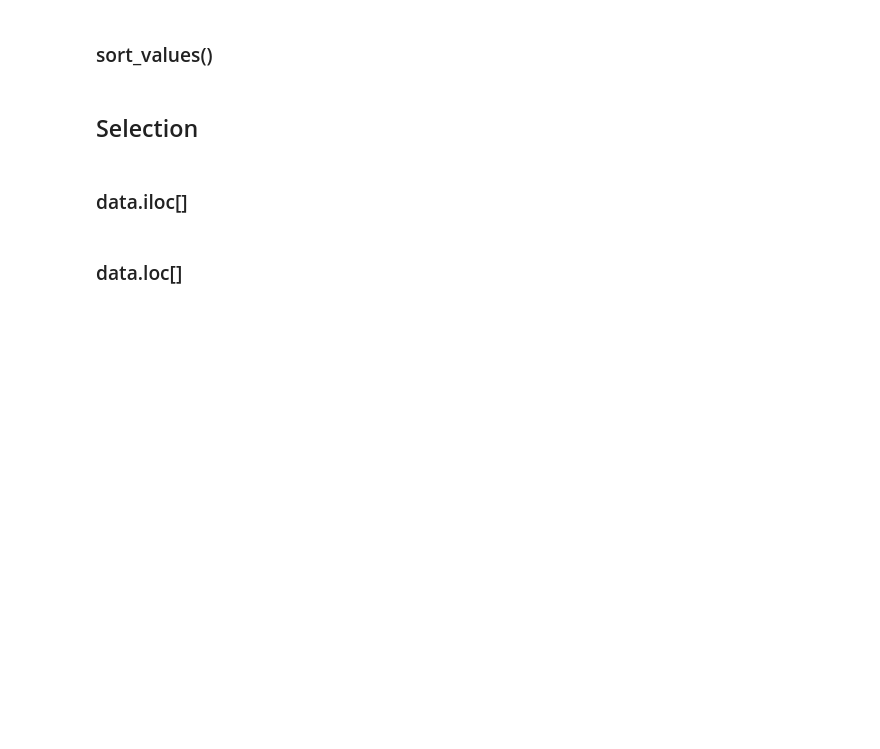
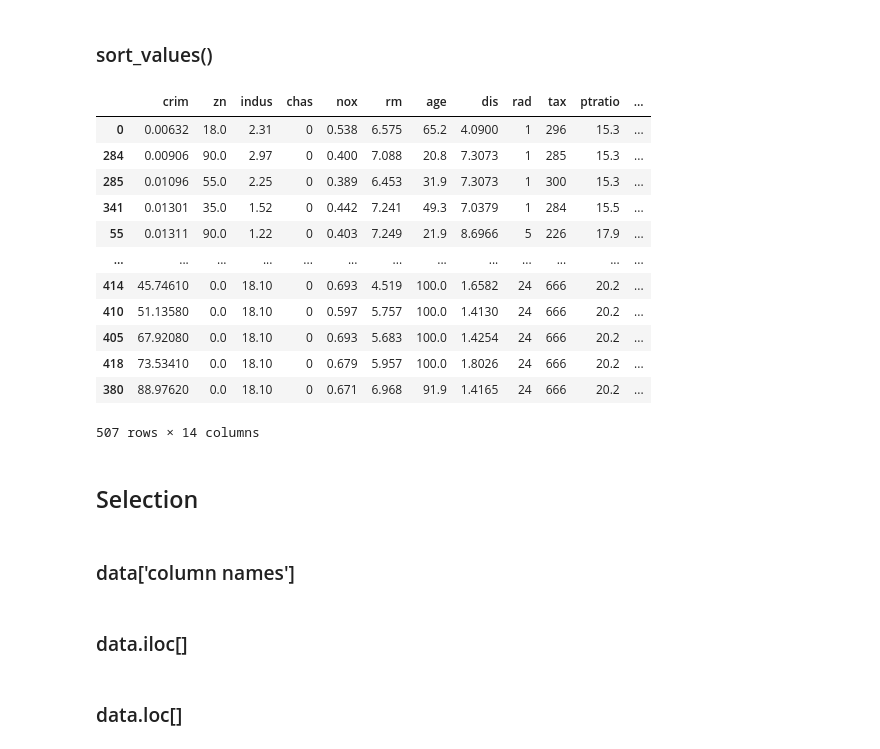
Before and after one commit to alirezasaharkhiz9/python-for-DataAnalysis, a Jupyter notebook: Pandas.ipynb, the cells around one changed output. Saved outputs shown, nothing was run; the diff lists cells and outputs as text; code cells hidden in the pictures; blank space fills up the shorter version.

```diff
--- a/Pandas.ipynb
+++ b/Pandas.ipynb
@@ -180,7 +578,25 @@ values
 # %% [markdown]
 ### sort_values()
+# %%
+data.sort_values('crim')
+# %% [output]
+|  | crim | zn | indus | chas | nox | rm | age | dis | rad | tax | ptratio | ... |
+| 0 | 0.00632 | 18.0 | 2.31 | 0 | 0.538 | 6.575 | 65.2 | 4.0900 | 1 | 296 | 15.3 | ... |
+| 284 | 0.00906 | 90.0 | 2.97 | 0 | 0.400 | 7.088 | 20.8 | 7.3073 | 1 | 285 | 15.3 | ... |
+| 285 | 0.01096 | 55.0 | 2.25 | 0 | 0.389 | 6.453 | 31.9 | 7.3073 | 1 | 300 | 15.3 | ... |
+| 341 | 0.01301 | 35.0 | 1.52 | 0 | 0.442 | 7.241 | 49.3 | 7.0379 | 1 | 284 | 15.5 | ... |
+| 55 | 0.01311 | 90.0 | 1.22 | 0 | 0.403 | 7.249 | 21.9 | 8.6966 | 5 | 226 | 17.9 | ... |
+| ... | ... | ... | ... | ... | ... | ... | ... | ... | ... | ... | ... | ... |
+| 414 | 45.74610 | 0.0 | 18.10 | 0 | 0.693 | 4.519 | 100.0 | 1.6582 | 24 | 666 | 20.2 | ... |
+| 410 | 51.13580 | 0.0 | 18.10 | 0 | 0.597 | 5.757 | 100.0 | 1.4130 | 24 | 666 | 20.2 | ... |
+| 405 | 67.92080 | 0.0 | 18.10 | 0 | 0.693 | 5.683 | 100.0 | 1.4254 | 24 | 666 | 20.2 | ... |
+| 418 | 73.53410 | 0.0 | 18.10 | 0 | 0.679 | 5.957 | 100.0 | 1.8026 | 24 | 666 | 20.2 | ... |
+| 380 | 88.97620 | 0.0 | 18.10 | 0 | 0.671 | 6.968 | 91.9 | 1.4165 | 24 | 666 | 20.2 | ... |
+507 rows × 14 columns
 # %% [markdown]
 ## Selection
+# %% [markdown]
+### data['column names']
 # %% [markdown]
 ### data.iloc[]
 # %% [markdown]
```
Also changed, not shown: parts of 46 cells of this notebook.
